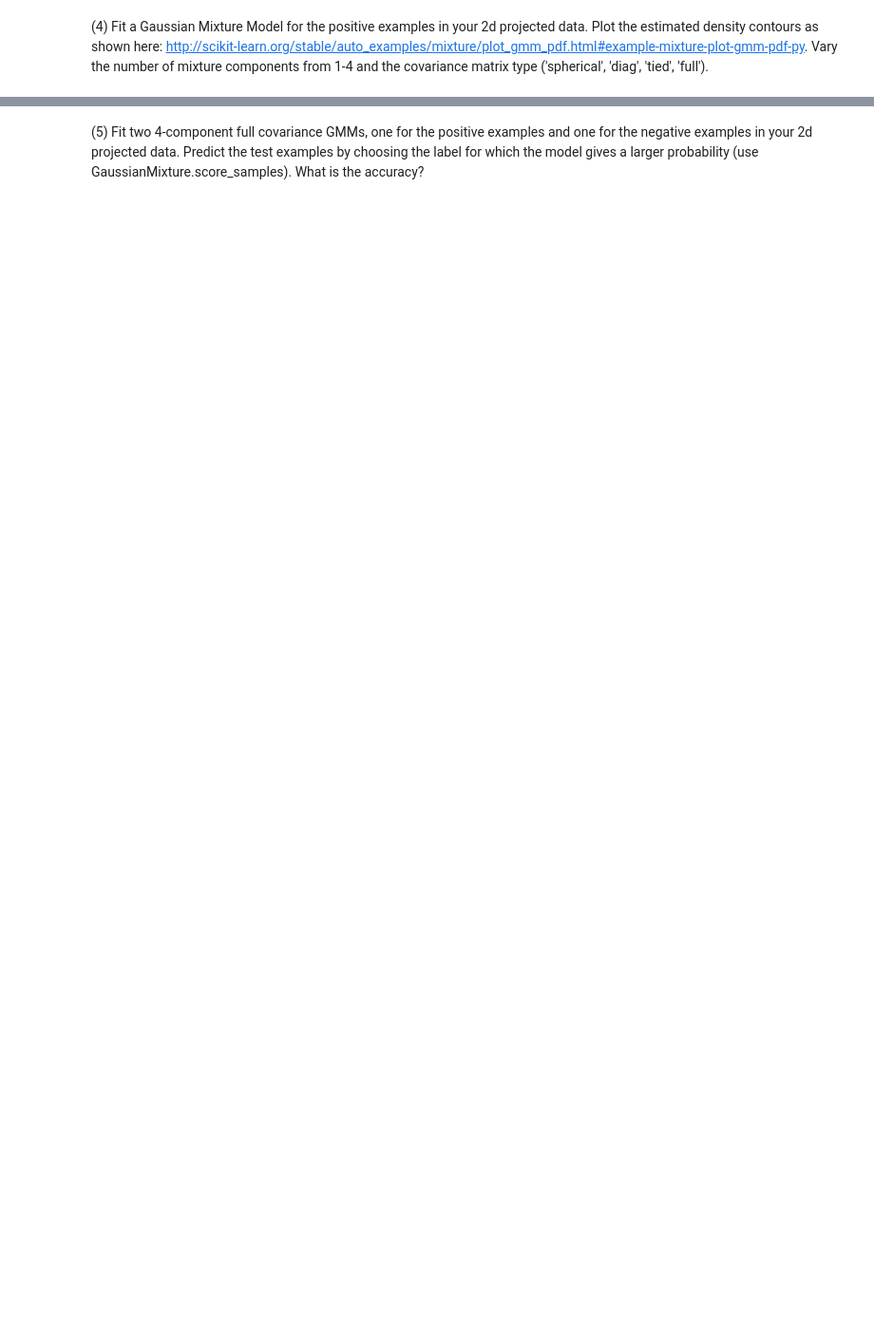
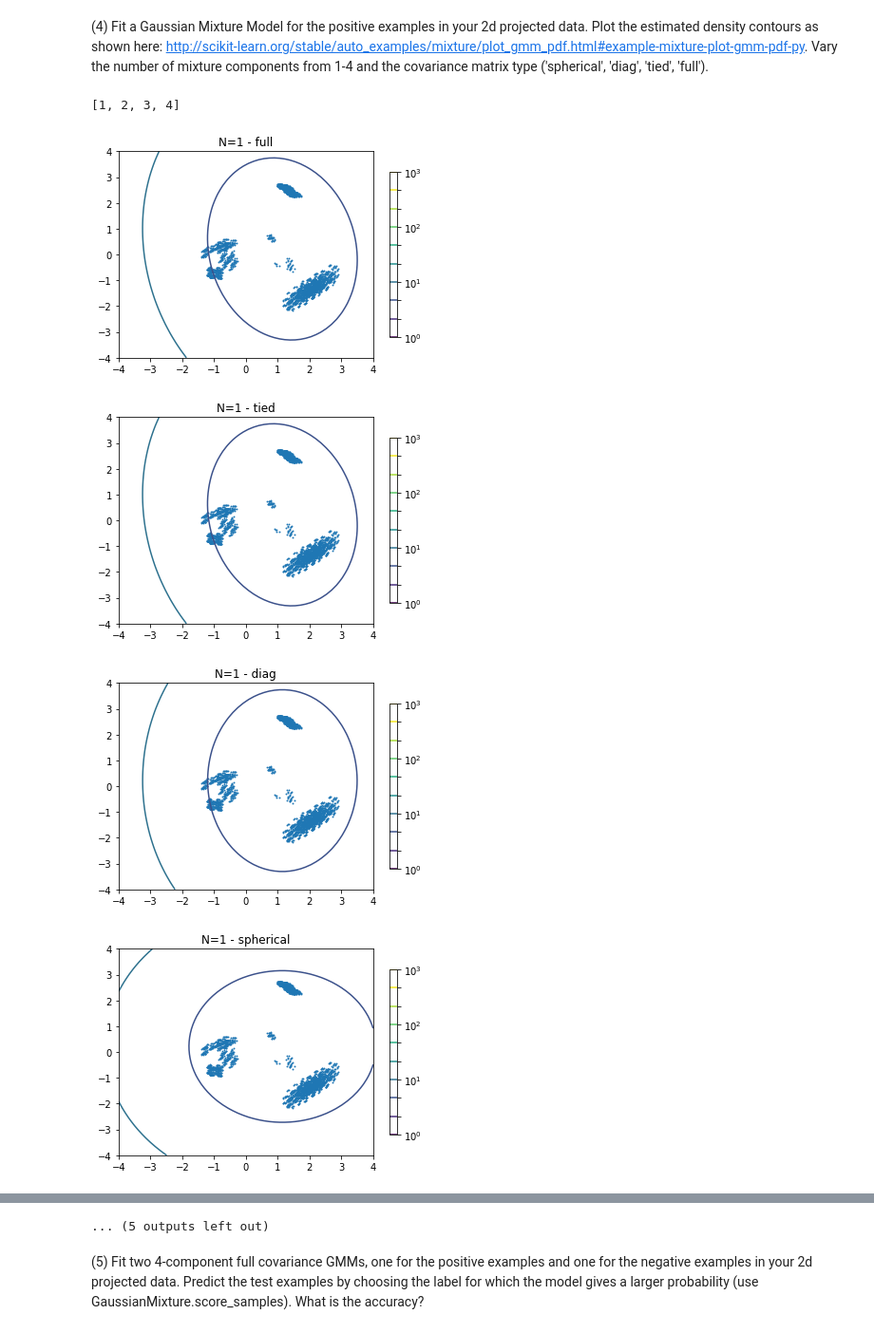
Before and after one commit to colbycarter/colbyc-w207, a Jupyter notebook: project_03/Colby_Carter_p3.ipynb, the cells around one changed output, grey strips where cells are left out. Shown at 95% size. Drawn from its saved outputs; the diff is of its cells as text; code cells hidden in the pictures; blank space fills up the shorter version.

```diff
--- a/project_03/Colby_Carter_p3.ipynb
+++ b/project_03/Colby_Carter_p3.ipynb
@@ -170,0 +199,39 @@ P3()
+# %%
+def P4(N_=2, covar = "full"):
+### STUDENT START ###
+
+    train_pos = train_data2[train_labels == 1]
+    gmm = GaussianMixture(n_components=N_, covariance_type=covar)
+    gmm.fit(train_pos)
+
+    # display predicted scores by the model as a contour plot
+    x = np.linspace(-4.0, 4.0)
+    y = np.linspace(-4.0,4.0)
+    X, Y = np.meshgrid(x, y)
+    XX = np.array([X.ravel(), Y.ravel()]).T
+    Z = -gmm.score_samples(XX)
+    Z = Z.reshape(X.shape)
+
+    CS = plt.contour(X, Y, Z, norm=LogNorm(vmin=1.0, vmax=500.0),
+                 levels=np.logspace(0, 3, 10))
+    CB = plt.colorbar(CS, shrink=0.8, extend='both')
+    plt.scatter(train_pos[:, 0], train_pos[:, 1], .8)
+
+    plt.title("N="+str(N_)+" - "+covar)
+    plt.axis('tight')
+    plt.show()
+
+### STUDENT END ###
+
+covariances = ["full", "tied", "diag", "spherical"]
+components = list(range(1,5))
+
+for i in components:
+    for cov in covariances:
+        P4(i, cov)
+# %% [output]
+[1, 2, 3, 4]
+[figure, added]
+[figure, added]
+[figure, added]
+[figure, added]
@@ -171,2 +245,3 @@ P3()
+... (5 outputs left out)
 # %% [markdown]
 (5) Fit two 4-component full covariance GMMs, one for the positive examples and one for the negative examples in your 2d projected data. Predict the test examples by choosing the label for which the model gives a larger probability (use GaussianMixture.score_samples). What is the accuracy?
```
Also changed, not shown: parts of 8 cells of this notebook.
